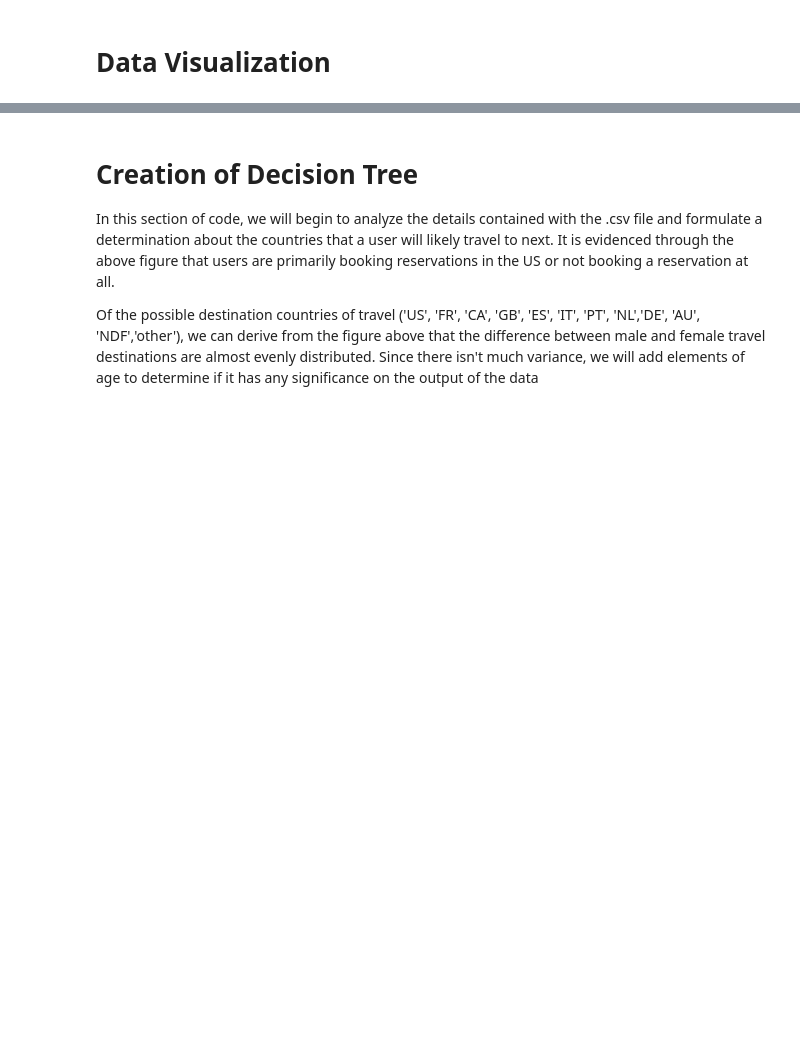
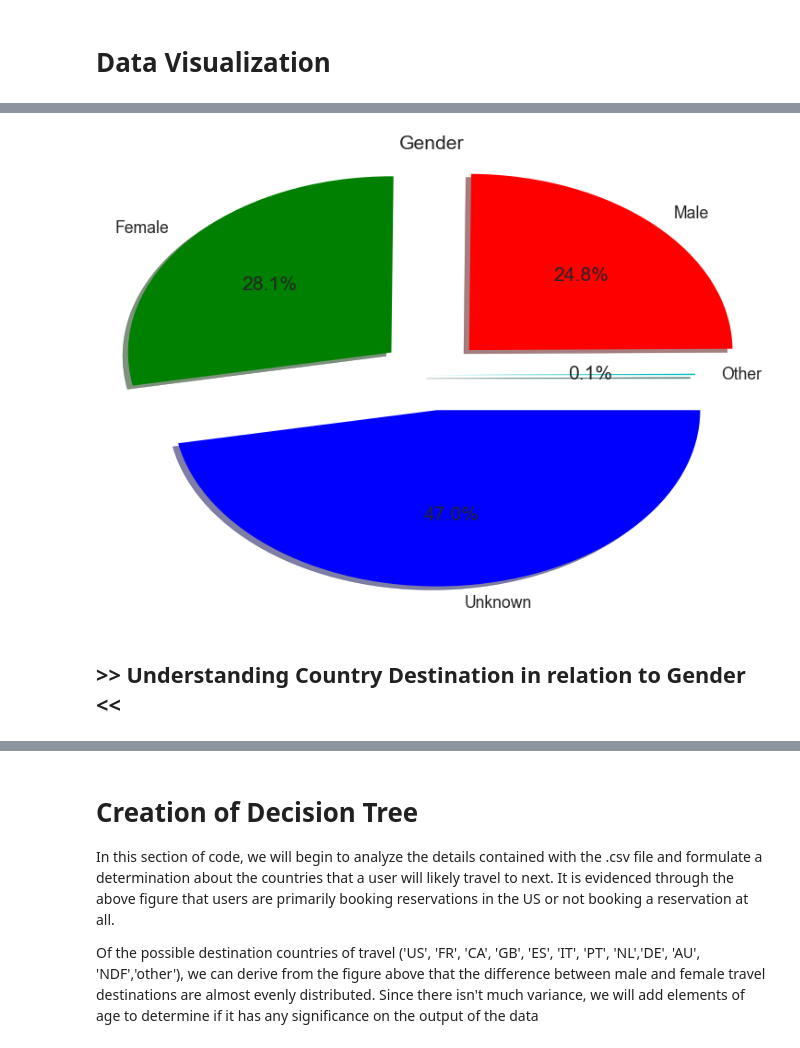
Before and after one commit to ttran48/Airbnb-Predictive-Analysis, a Jupyter notebook: Airbnb New User Bookings.ipynb, the cells around one changed output, grey strips where cells are left out. Saved outputs shown, nothing was run; the diff lists cells and outputs as text; code cells hidden in the pictures; blank space fills up the shorter version.

```diff
--- a/Airbnb New User Bookings.ipynb
+++ b/Airbnb New User Bookings.ipynb
@@ -241,0 +279,19 @@ We believe that these unseen characteristics(age, gender, timestamp first active
+# %%
+# the portion you want to dedicate to each value
+values = [129480, 77524, 68209, 334]
+colors = ['b', 'g', 'r', 'c']
+labels = ['Unknown', 'Female', 'Male', 'Other']
+# move the second value section out of the chart. The higher the number the farther it gets moved
+explode = (0.2, 0.2, 0.2, 0)
+
+# autopct the %.1f is Python formating and %% used to show as percent
+plt.pie(values, colors=colors, labels=labels,
+        explode=explode, autopct='%.1f%%',
+        counterclock=False, shadow=True)
+plt.title('Gender')
+
+plt.show()
+# %% [output]
+[figure, added]
+# %% [markdown]
+## >> Understanding Country Destination in relation to Gender <<
```
Also changed, not shown: parts of 26 cells of this notebook.
